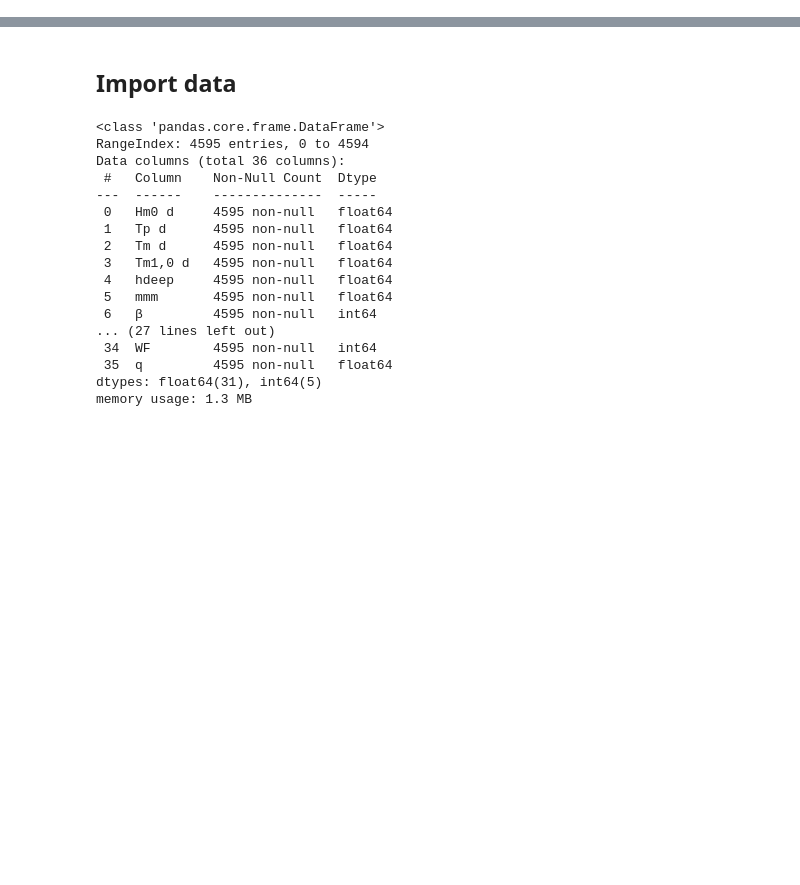
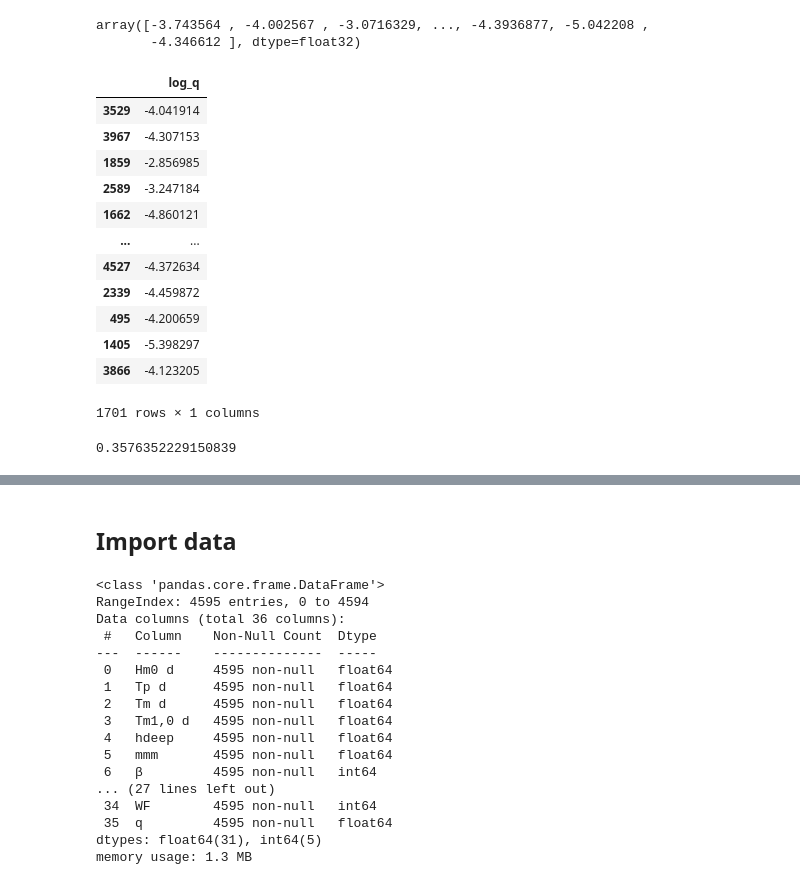
Before and after one commit to OmarMomen14/wave_overtopping_prediction, a Jupyter notebook: modeling.ipynb, the cells around one changed output, grey strips where cells are left out. Cells and saved outputs as stored; diff of their text form; code cells hidden in the pictures; blank space fills up the shorter version.

```diff
--- a/modeling.ipynb
+++ b/modeling.ipynb
@@ -0,0 +76,2 @@
+# %%
+X_train, X_test, y_train, y_test = train_test_split(X, y, test_size=0.3, random_state=42)
@@ -0,0 +111,21 @@
+# %%
+preds
+# %% [output]
+array([-3.743564 , -4.002567 , -3.0716329, ..., -4.3936877, -5.042208 ,
+       -4.346612 ], dtype=float32)
+# %%
+y_test
+# %% [output]
+|  | log_q |
+| 3529 | -4.041914 |
+| 3967 | -4.307153 |
+| 1859 | -2.856985 |
+| 2589 | -3.247184 |
+| 1662 | -4.860121 |
+| ... | ... |
+| 4527 | -4.372634 |
+| 2339 | -4.459872 |
+| 495 | -4.200659 |
+| 1405 | -5.398297 |
+| 3866 | -4.123205 |
+1701 rows × 1 columns
@@ -0,0 +134,4 @@
+# %%
+rmse
+# %% [output]
+0.3576352229150839
```
Also changed, not shown: parts of 33 cells of this notebook, 6 other files.
